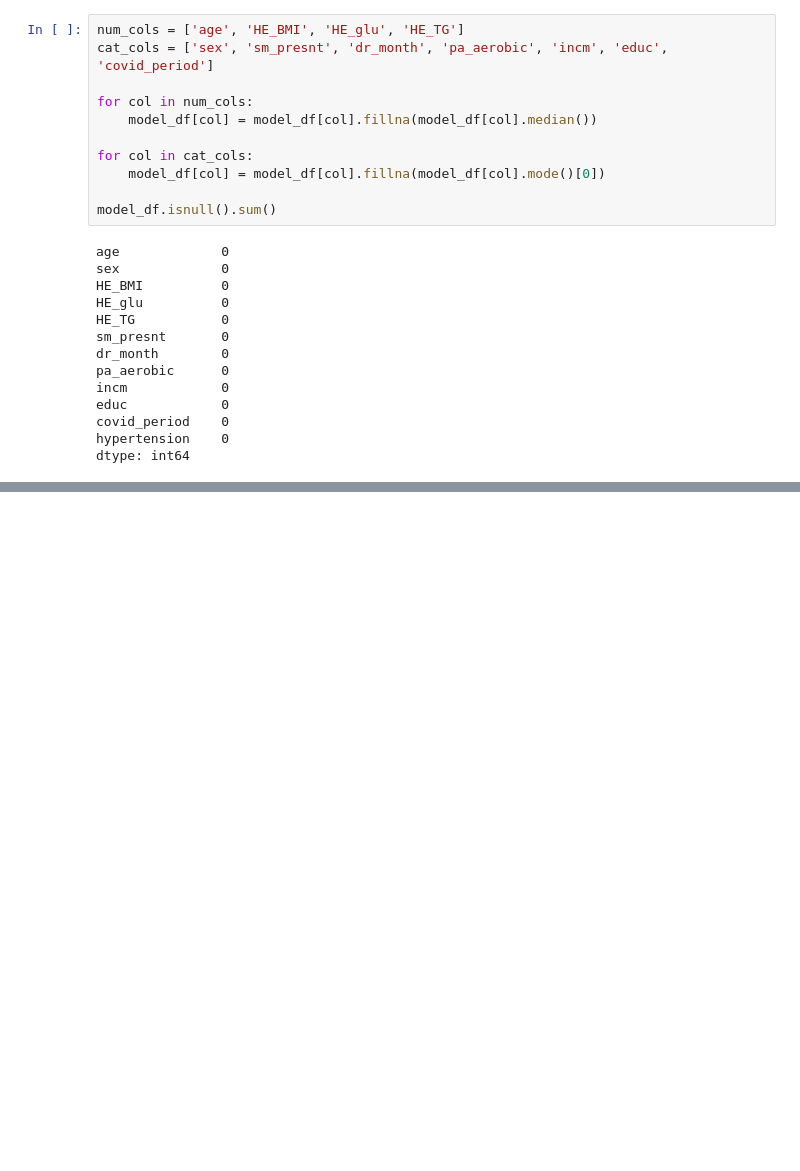
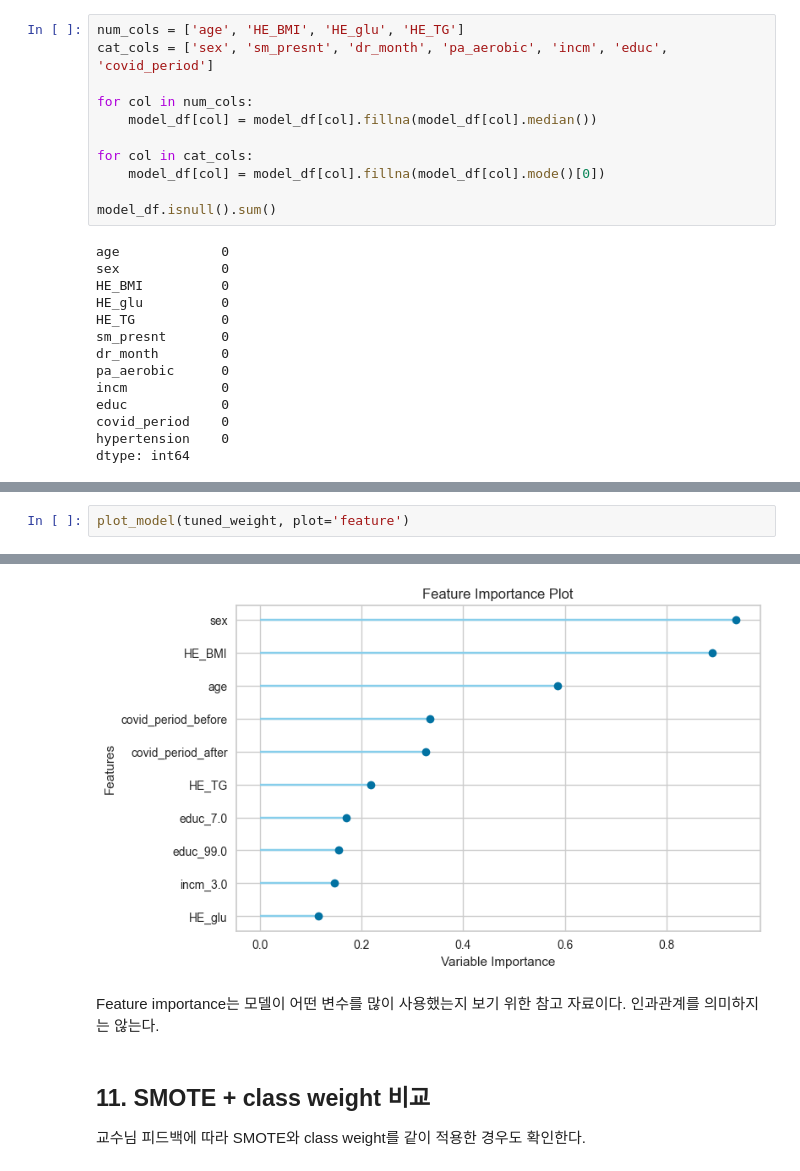
Before and after one commit to thanhdvu/cardiovascular-risk-khanes, a Jupyter notebook: professor_feedback_review/04_professor_feedback_review.ipynb, the cells around one changed output, grey strips where cells are left out. Drawn from its saved outputs; the diff is of its cells as text; blank space fills up the shorter version.

```diff
--- a/professor_feedback_review/04_professor_feedback_review.ipynb
+++ b/professor_feedback_review/04_professor_feedback_review.ipynb
@@ -459,0 +418,3 @@ feature_expansion_table
+# %%
+plot_model(tuned_weight, plot='feature')
+# %% [output]
@@ -459,0 +422,8 @@ feature_expansion_table
+[figure, added]
+# %% [markdown]
+Feature importance는 모델이 어떤 변수를 많이 사용했는지 보기 위한 참고 자료이다.
+인과관계를 의미하지는 않는다.
+# %% [markdown]
+## 11. SMOTE + class weight 비교
+
+교수님 피드백에 따라 SMOTE와 class weight를 같이 적용한 경우도 확인한다.
```
Also changed, not shown: parts of 91 cells of this notebook.
